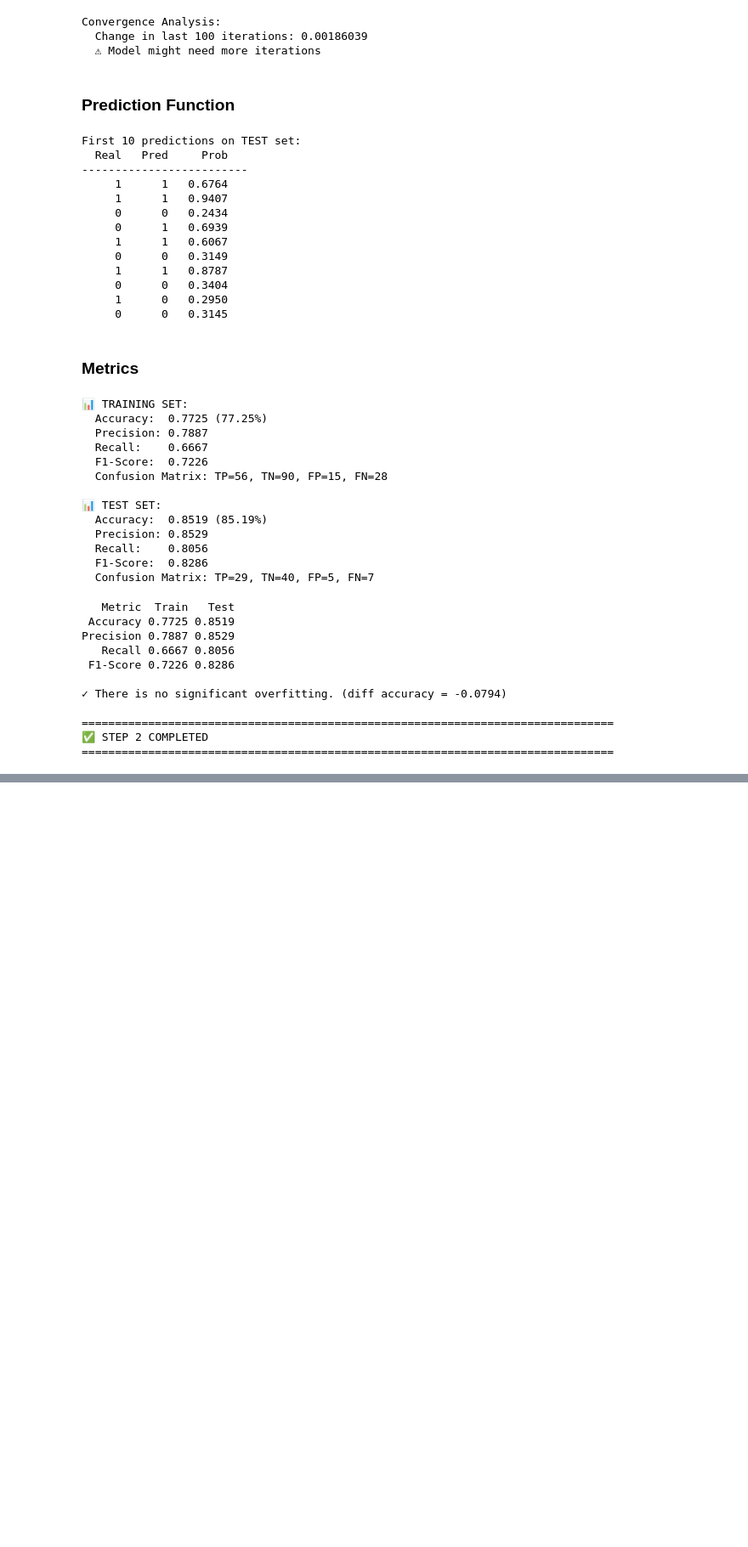
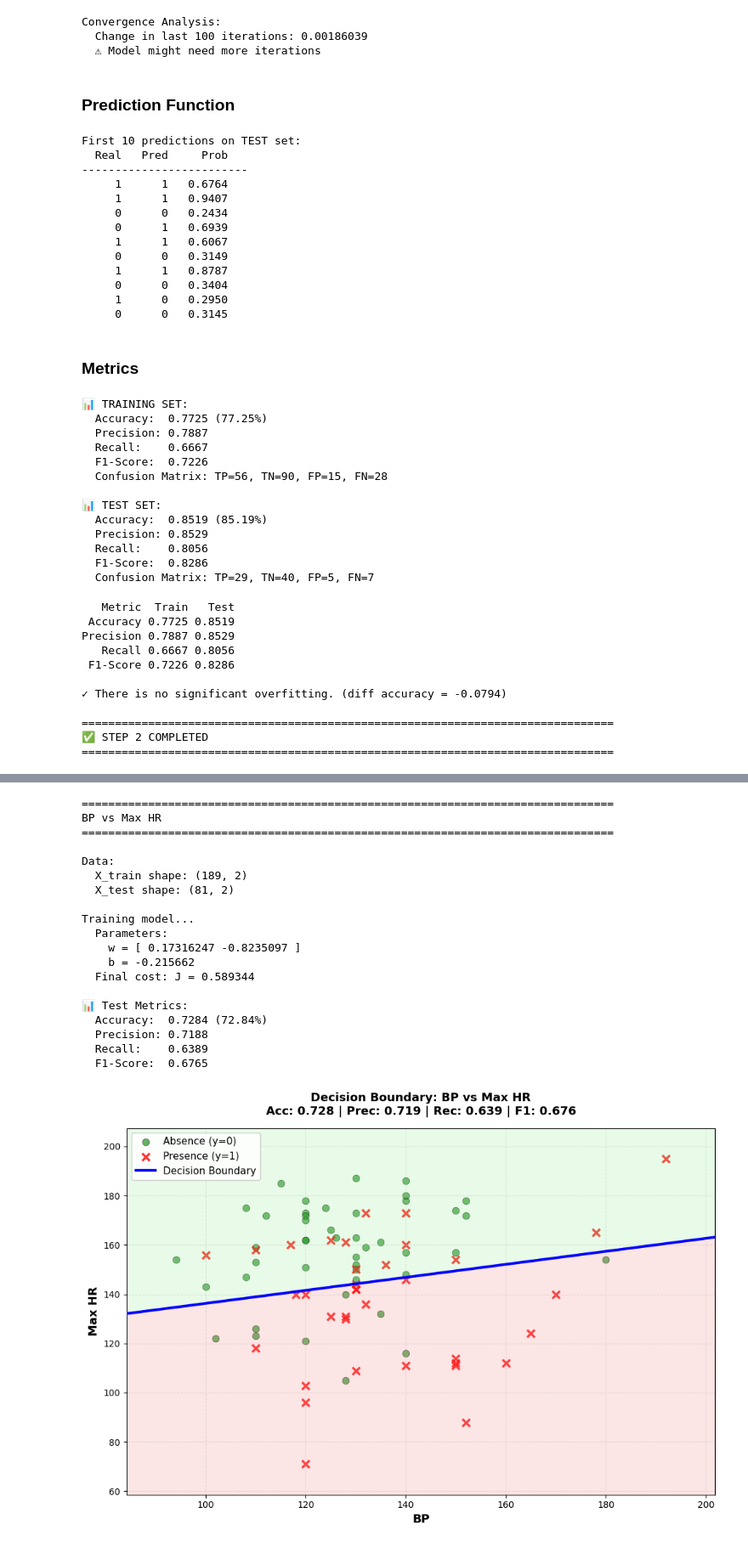
Before and after one commit to DASarria/logisticRegression-ai-infraestructure, a Jupyter notebook: Heart Disease Risk Prediction.ipynb, the cells around one changed output, grey strips where cells are left out. Shown at 85% size. Cells and saved outputs as stored; diff of their text form; code cells hidden in the pictures; blank space fills up the shorter version.

```diff
--- a/Heart Disease Risk Prediction.ipynb
+++ b/Heart Disease Risk Prediction.ipynb
@@ -789,0 +1072,68 @@ Precision 0.7887 0.8529
+# %%
+print("="*80)
+print("BP vs Max HR")
+print("="*80)
+
+feature1, feature2 = 'BP', 'Max HR'
+idx1 = feature_indices[feature1]
+idx2 = feature_indices[feature2]
+feature_indices_pair = (idx1, idx2)
+
+X_train_2d_pair2 = X_train_normalized[:, [idx1, idx2]]
+X_test_2d_pair2 = X_test_normalized[:, [idx1, idx2]]
+
+print(f"\nData:")
+print(f"  X_train shape: {X_train_2d_pair2.shape}")
+print(f"  X_test shape: {X_test_2d_pair2.shape}")
+
+print(f"\nTraining model...")
+w_pair2, b_pair2, J_history_pair2 = train_model_2d(
+    X_train_2d_pair2,
+    y_train,
+    alpha=0.01,
+    num_iters=1000
+)
+
+print(f"  Parameters:")
+print(f"    w = {w_pair2}")
+print(f"    b = {b_pair2:.6f}")
+print(f"  Final cost: J = {J_history_pair2[-1]:.6f}")
+
+y_test_pred_pair2, _ = predict(w_pair2, b_pair2, X_test_2d_pair2)
+metrics_pair2 = compute_metrics(y_test, y_test_pred_pair2)
+
+print(f"\n📊 Test Metrics:")
+print(f"  Accuracy:  {metrics_pair2['Accuracy']:.4f} ({metrics_pair2['Accuracy']*100:.2f}%)")
+print(f"  Precision: {metrics_pair2['Precision']:.4f}")
+print(f"  Recall:    {metrics_pair2['Recall']:.4f}")
+print(f"  F1-Score:  {metrics_pair2['F1-Score']:.4f}")
+
+plot_decision_boundary_2d(
+    w_pair2, b_pair2,
+    X_test_2d_pair2, y_test,
+    (feature1, feature2),
+    feature_indices_pair,
+    mean_train, std_train,
+    metrics_pair2
+)
+# %% [output]
+================================================================================
+BP vs Max HR
+================================================================================
+
+Data:
+  X_train shape: (189, 2)
+  X_test shape: (81, 2)
+
+Training model...
+  Parameters:
+    w = [ 0.17316247 -0.8235097 ]
+    b = -0.215662
+  Final cost: J = 0.589344
+
+📊 Test Metrics:
+  Accuracy:  0.7284 (72.84%)
+  Precision: 0.7188
+  Recall:    0.6389
+  F1-Score:  0.6765
+[figure, added]
```
Also changed, not shown: parts of 13 cells of this notebook.
